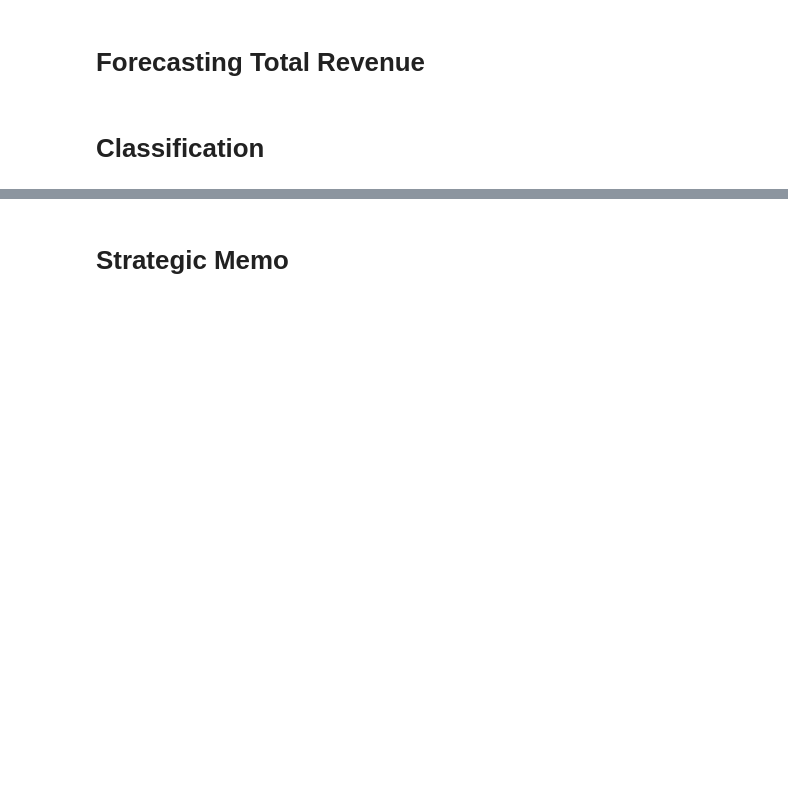
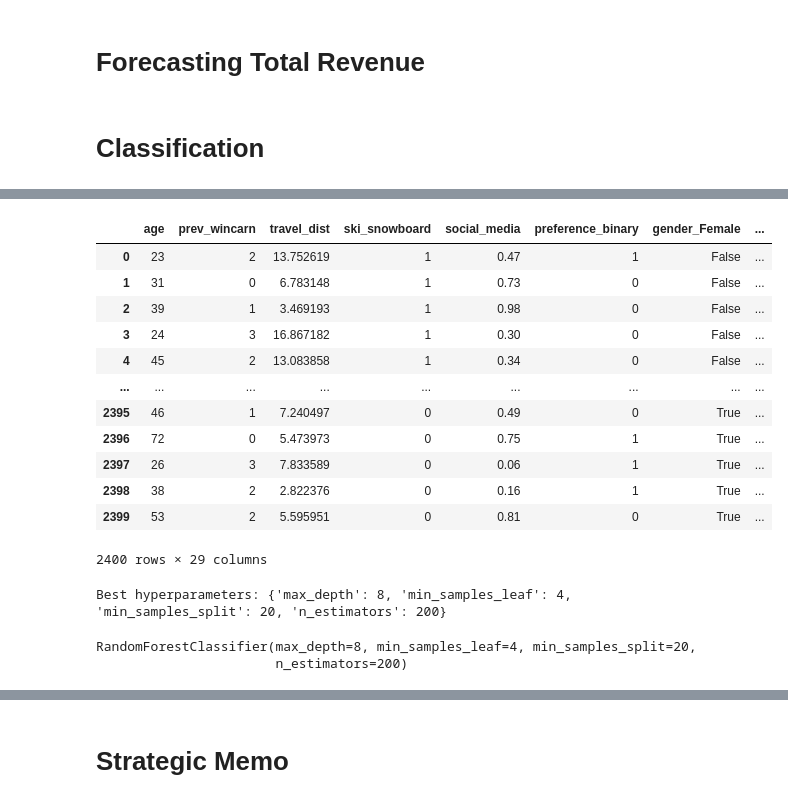
Before and after one commit to dz080/AD654_FinalProject, a Jupyter notebook: SemesterProject_JPD18.ipynb, the cells around one changed output, grey strips where cells are left out. Saved outputs shown, nothing was run; the diff lists cells and outputs as text; code cells hidden in the pictures; blank space fills up the shorter version.

```diff
--- a/SemesterProject_JPD18.ipynb
+++ b/SemesterProject_JPD18.ipynb
@@ -353,3 +501,5 @@ regional_fam_k4.groupby(['Cluster']).agg({
 # Forecasting Total Revenue
 # %% [markdown]
 # Classification
+# %%
+carnival_visitors = pd.read_csv("carnival-visitors.csv")
@@ -355,0 +578,24 @@ regional_fam_k4.groupby(['Cluster']).agg({
+# %%
+#Replace missing values with Most Freqeunt Value
+carnival_visitors.phys_level = carnival_visitors.phys_level.fillna(carnival_visitors.phys_level.mode().iloc[0])
+carnival_visitors.occupation = carnival_visitors.occupation.fillna(carnival_visitors.occupation.mode().iloc[0])
+# %%
+carnival_visitors['preference_binary'] = np.where(carnival_visitors['preference'] == "Indoor", 1, 0)
+del carnival_visitors['preference']
+# %%
+carnival_visitors_dummies = pd.get_dummies(carnival_visitors)
+carnival_visitors_dummies
+# %% [output]
+|  | age | prev_wincarn | travel_dist | ski_snowboard | social_media | preference_binary | gender_Female | ... |
+| 0 | 23 | 2 | 13.752619 | 1 | 0.47 | 1 | False | ... |
+| 1 | 31 | 0 | 6.783148 | 1 | 0.73 | 0 | False | ... |
+| 2 | 39 | 1 | 3.469193 | 1 | 0.98 | 0 | False | ... |
+| 3 | 24 | 3 | 16.867182 | 1 | 0.30 | 0 | False | ... |
+| 4 | 45 | 2 | 13.083858 | 1 | 0.34 | 0 | False | ... |
+| ... | ... | ... | ... | ... | ... | ... | ... | ... |
+| 2395 | 46 | 1 | 7.240497 | 0 | 0.49 | 0 | True | ... |
+| 2396 | 72 | 0 | 5.473973 | 0 | 0.75 | 1 | True | ... |
+| 2397 | 26 | 3 | 7.833589 | 0 | 0.06 | 1 | True | ... |
+| 2398 | 38 | 2 | 2.822376 | 0 | 0.16 | 1 | True | ... |
+| 2399 | 53 | 2 | 5.595951 | 0 | 0.81 | 0 | True | ... |
+2400 rows × 29 columns
@@ -355,0 +607,19 @@ regional_fam_k4.groupby(['Cluster']).agg({
+# %%
+rf = RandomForestClassifier(random_state = 812)
+param_grid = {
+'n_estimators': [10, 100, 200],
+'max_depth': [8, 20, 50],
+'min_samples_split': [2, 10, 20],
+'min_samples_leaf': [1, 4, 10]
+}
+grid_search = GridSearchCV(rf, param_grid, cv=5, n_jobs=-1)
+grid_search.fit(X_train, y_train)
+print(f'Best hyperparameters: {grid_search.best_params_}')
+# %% [output]
+Best hyperparameters: {'max_depth': 8, 'min_samples_leaf': 4, 'min_samples_split': 20, 'n_estimators': 200}
+# %%
+rf_best = RandomForestClassifier(**grid_search.best_params_)
+rf_best.fit(X_train, y_train)
+# %% [output]
+RandomForestClassifier(max_depth=8, min_samples_leaf=4, min_samples_split=20,
+                       n_estimators=200)
```
Also changed, not shown: parts of 33 cells of this notebook.
